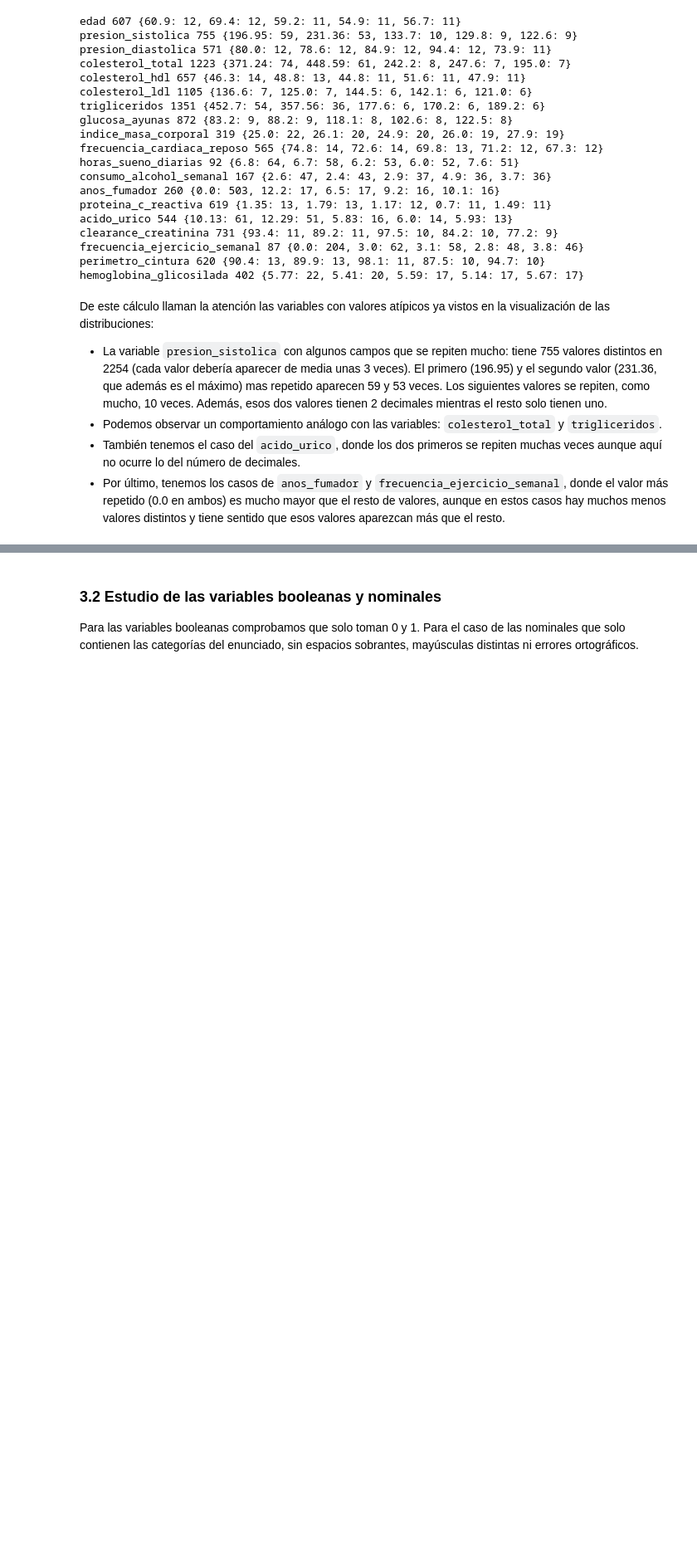
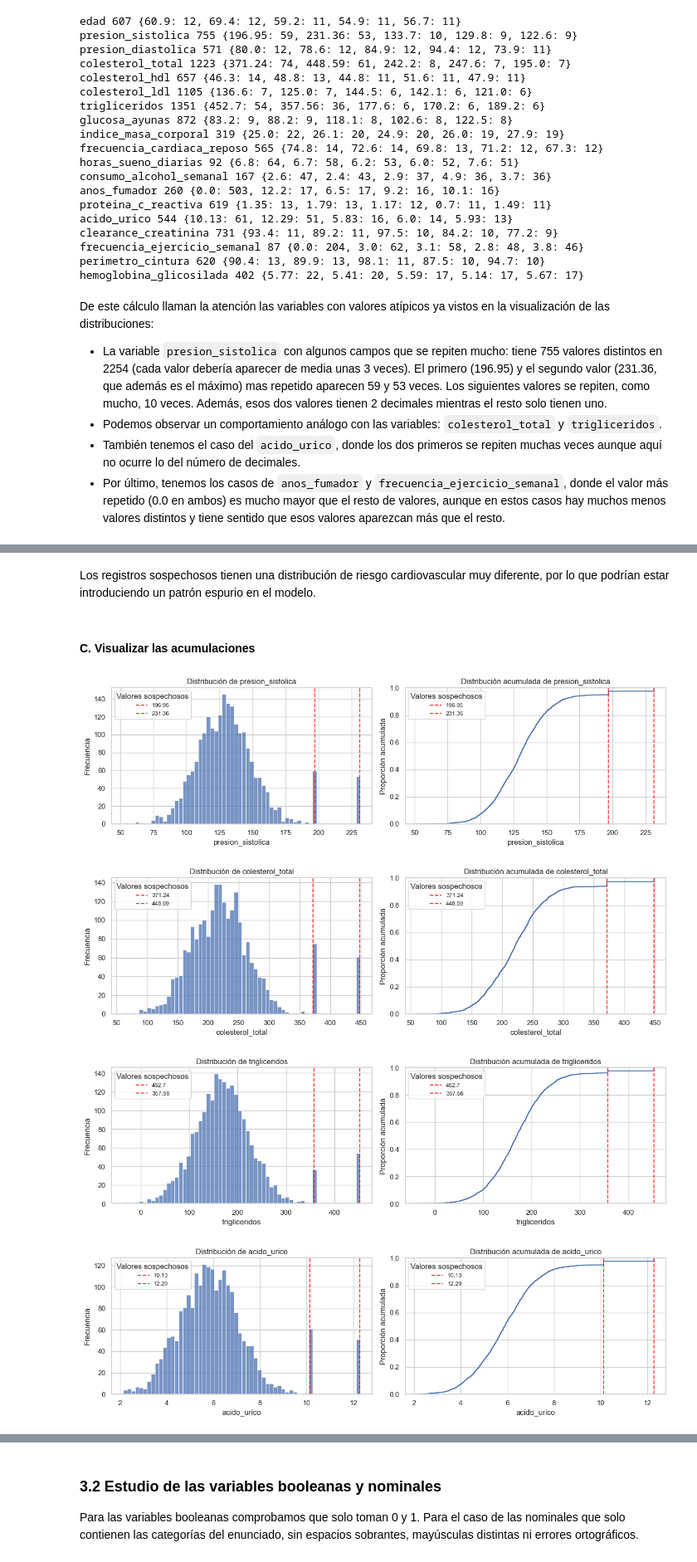
Before and after one commit to csm8-um/MasterIA-ML01, a Jupyter notebook: notebooks/Tarea1_ML.ipynb, the cells around one changed output, grey strips where cells are left out. Shown at 83% size. Cells and saved outputs as stored; diff of their text form; code cells hidden in the pictures; blank space fills up the shorter version.

```diff
--- a/notebooks/Tarea1_ML.ipynb
+++ b/notebooks/Tarea1_ML.ipynb
@@ -353,0 +587,63 @@ De este cálculo llaman la atención las variables con valores atípicos ya vist
+# %% [markdown]
+Los registros sospechosos tienen una distribución de riesgo cardiovascular muy diferente, por lo que podrían estar introduciendo un patrón espurio en el modelo.
+# %% [markdown]
+#### C. Visualizar las acumulaciones
+# %%
+# Variables y valores sospechosos
+VARIABLES_SOSPECHOSAS = {
+    "presion_sistolica": [196.95, 231.36],
+    "colesterol_total": [371.24, 448.59],
+    "trigliceridos": [452.7, 357.56],
+    "acido_urico": [10.13, 12.29],
+}
+
+sns.set_theme(style="whitegrid")
+
+for columna, valores_sospechosos in VARIABLES_SOSPECHOSAS.items():
+
+    fig, axes = plt.subplots(1, 2, figsize=(13, 4))
+
+    # 1. Histograma de frecuencias
+    sns.histplot(
+        data=df,
+        x=columna,
+        bins=60,
+        ax=axes[0]
+    )
+
+    # 2. Distribución acumulada (ECDF)
+    sns.ecdfplot(
+        data=df,
+        x=columna,
+        ax=axes[1]
+    )
+
+    # 3. Marcar los valores sospechosos
+    for ax in axes:
+        for valor in valores_sospechosos:
+            ax.axvline(
+                x=valor,
+                color="red",
+                linestyle="--",
+                linewidth=1.5,
+                alpha=0.8,
+                label=str(valor)
+            )
+
+        ax.legend(title="Valores sospechosos", fontsize=9)
+        ax.set_xlabel(columna)
+
+    # 4. Títulos y etiquetas
+    axes[0].set_title(f"Distribución de {columna}")
+    axes[0].set_ylabel("Frecuencia")
+
+    axes[1].set_title(f"Distribución acumulada de {columna}")
+    axes[1].set_ylabel("Proporción acumulada")
+
+    plt.tight_layout()
+    plt.show()
+# %% [output]
+[figure, added]
+[figure, added]
+[figure, added]
+[figure, added]
```
Also changed, not shown: parts of 48 cells of this notebook.
